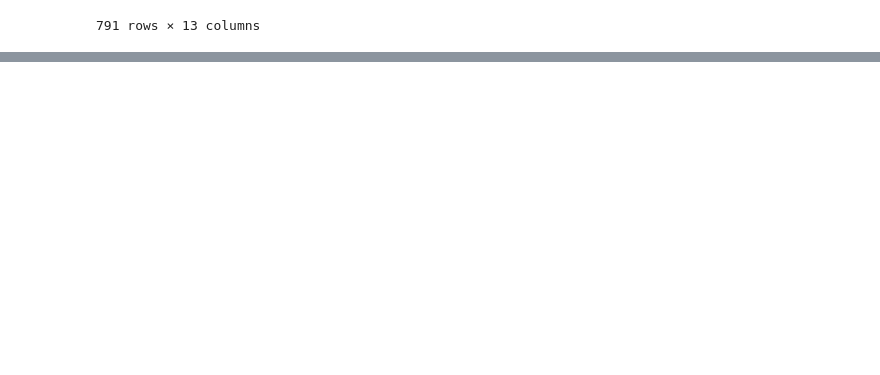
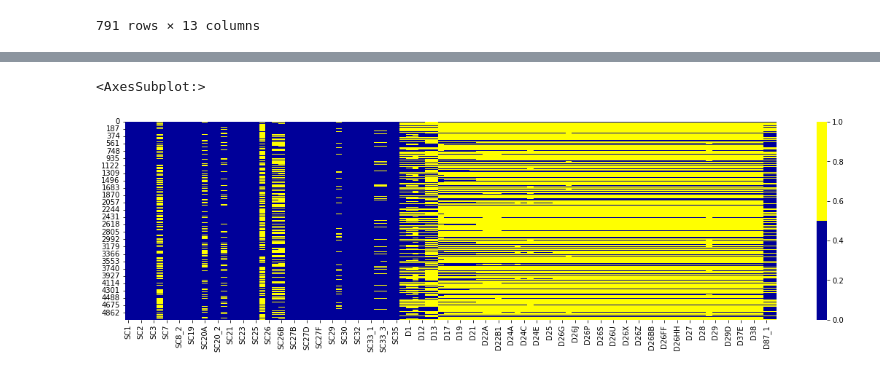
Before and after one commit to matheuss3/promental, a Jupyter notebook: analise-exploratoria/analise_exploratoria.ipynb, the cells around one changed output, grey strips where cells are left out. Cells and saved outputs as stored; diff of their text form; code cells hidden in the pictures; blank space fills up the shorter version.

```diff
--- a/analise-exploratoria/analise_exploratoria.ipynb
+++ b/analise-exploratoria/analise_exploratoria.ipynb
@@ -7,7 +7,7 @@ import sqlalchemy
 # %% [markdown]
 # Lendo a base de dados
 # %%
-df_promental = pd.read_csv('./Banco_de_dados_bancosaudemental.csv',
+df_promental = pd.read_csv('./bancosaudemental.csv',
                            delimiter=';', encoding='ISO-8859-1')
 df_promental.head()
 # %% [output]
@@ -135,0 +236,6 @@ KeyError: 'SC27'
+# %%
+fig, ax = plt.subplots(figsize=(20,5))
+sns.heatmap(X.isnull(), cmap=sns.color_palette(['#000099', '#ffff00']) ,ax=ax)
+# %% [output]
+<AxesSubplot:>
+[figure, added]
```
Also changed, not shown: parts of 12 cells of this notebook, 3 other files.
